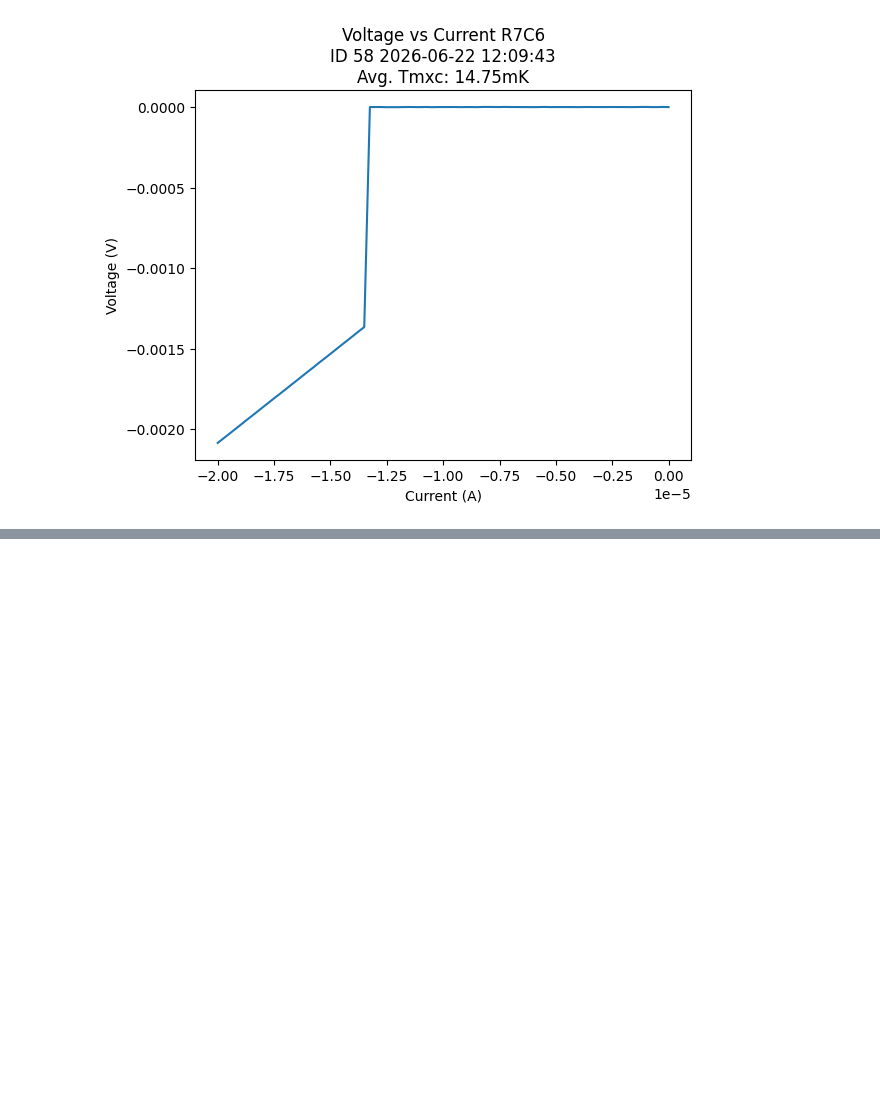
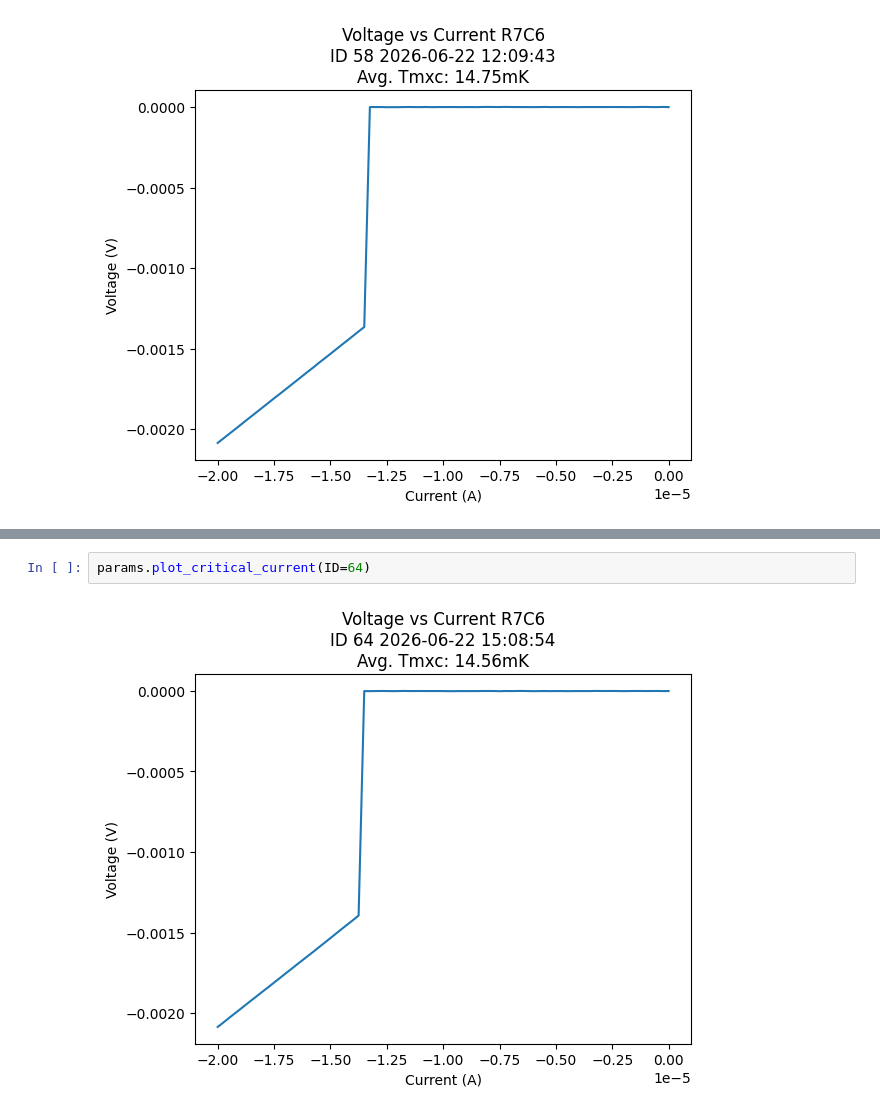
Before and after one commit to QNLSydney/snspd, a Jupyter notebook: SNSPD2/SNSPD13_Line2_Analysis.ipynb, the cells around one changed output, grey strips where cells are left out. Drawn from its saved outputs; the diff is of its cells as text; blank space fills up the shorter version.

```diff
--- a/SNSPD2/SNSPD13_Line2_Analysis.ipynb
+++ b/SNSPD2/SNSPD13_Line2_Analysis.ipynb
@@ -524,0 +514,4 @@ plot_by_id(59)
+# %%
+params.plot_critical_current(ID=64)
+# %% [output]
+[figure, added]
```
Also changed, not shown: parts of 18 cells of this notebook, 1 other file.
